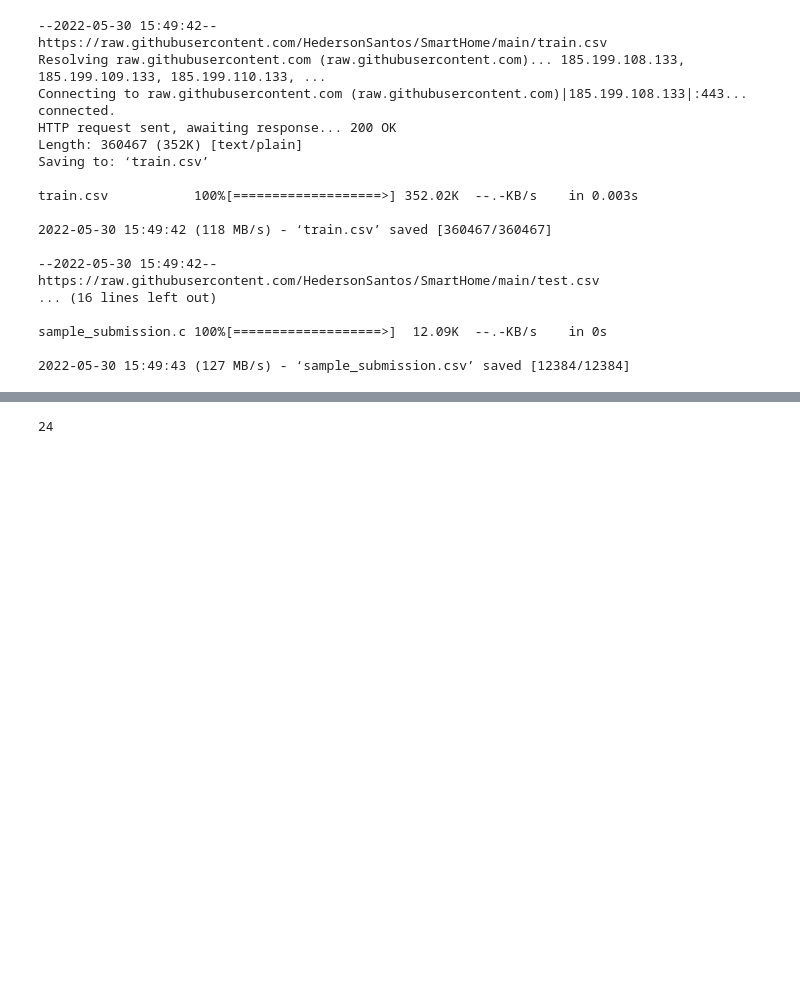
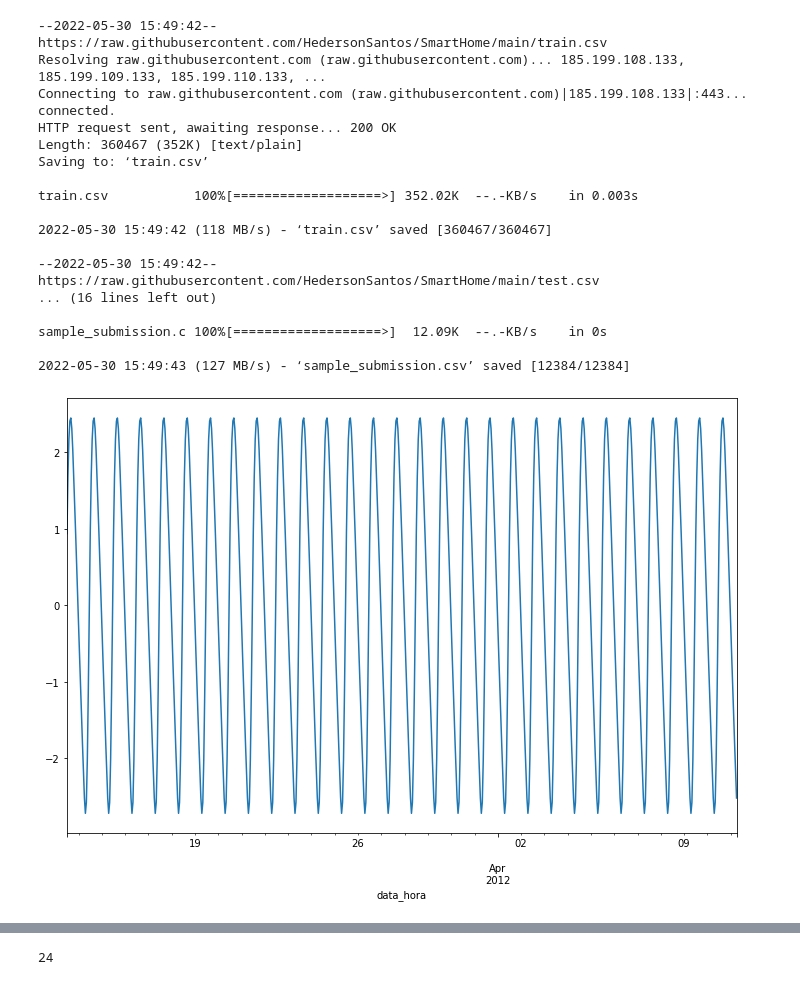
Before and after one commit to HedersonSantos/SmartHome, a Jupyter notebook: seriesTemporaisLSTM_2.ipynb, the cells around one changed output, grey strips where cells are left out. Cells and saved outputs as stored; diff of their text form; code cells hidden in the pictures; blank space fills up the shorter version.

```diff
--- a/seriesTemporaisLSTM_2.ipynb
+++ b/seriesTemporaisLSTM_2.ipynb
@@ -98 +99,6 @@ df_treino= df_treino.reindex(idx)
 df_treino.fillna(method='ffill', inplace=True)
+# %%
+results = seasonal_decompose(df_treino)
+results.seasonal[:1000].plot(figsize = (12,8));
+# %% [output]
+[figure, added]
```
Also changed, not shown: parts of 11 cells of this notebook.
